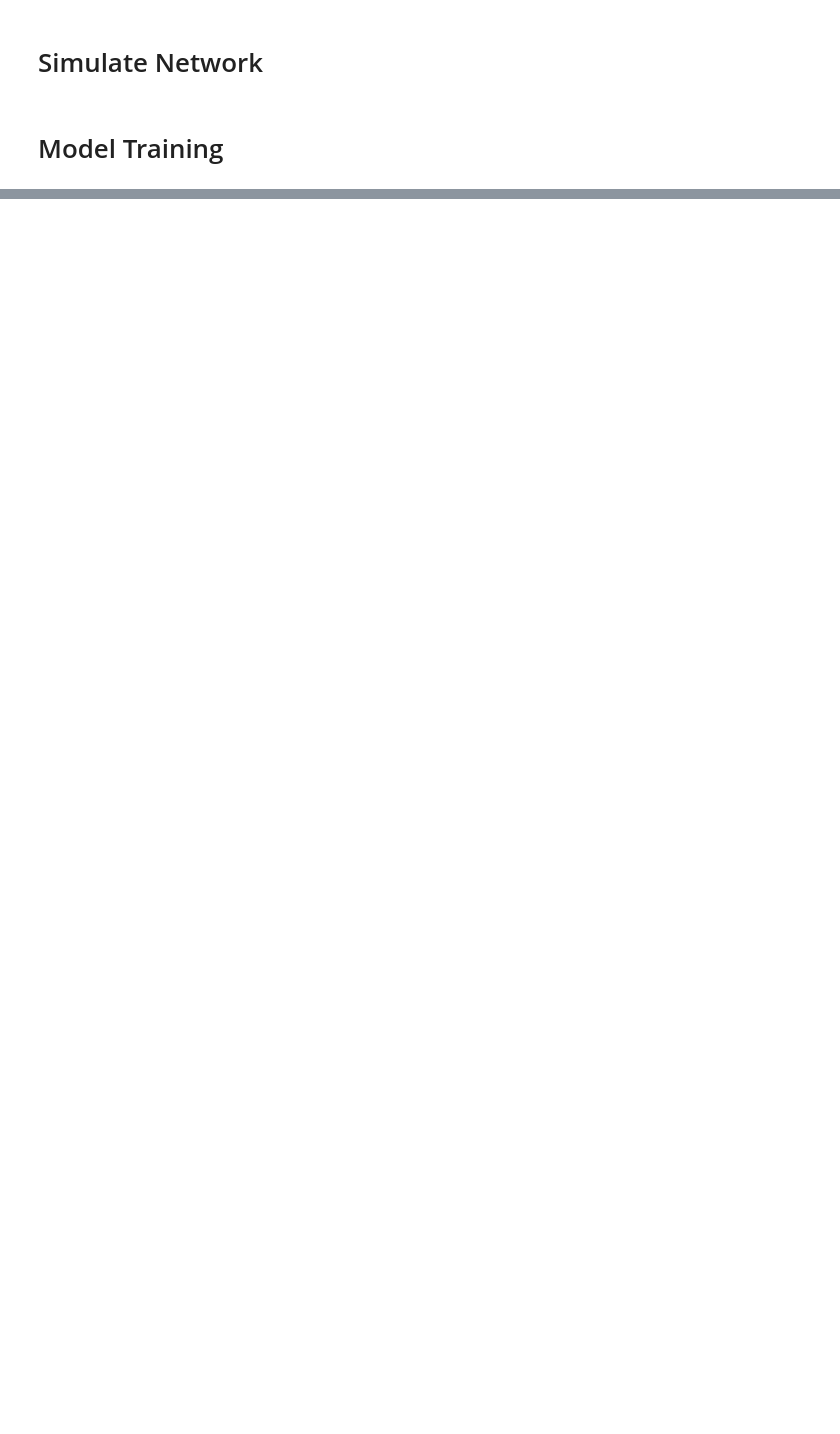
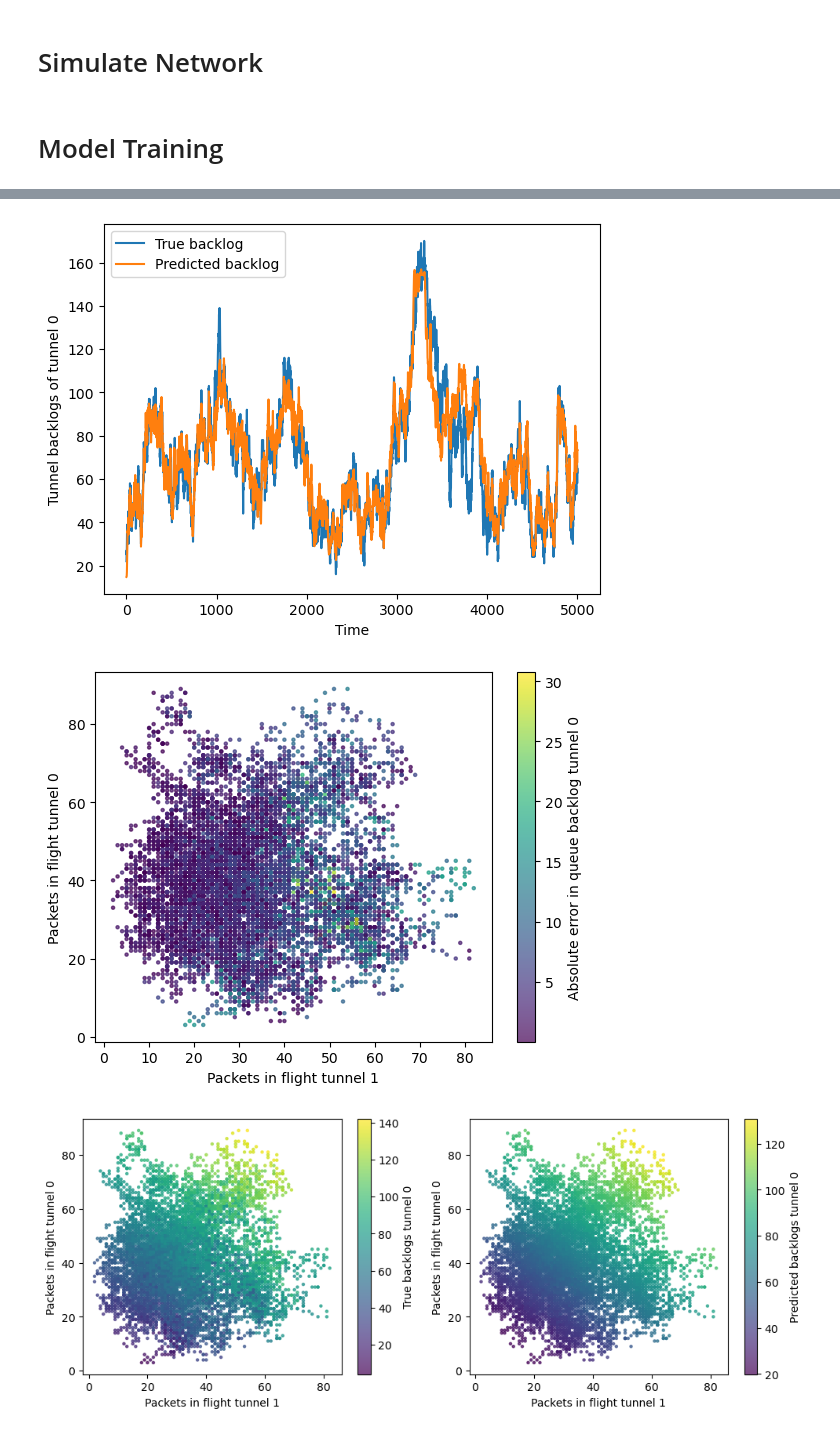
Before and after one commit to SathwikChadaga/underlay-backlog-estimation, a Jupyter notebook: lstm_backlog_prediction.ipynb, the cells around one changed output, grey strips where cells are left out. Drawn from its saved outputs; the diff is of its cells as text; code cells hidden in the pictures; blank space fills up the shorter version.

```diff
--- a/lstm_backlog_prediction.ipynb
+++ b/lstm_backlog_prediction.ipynb
@@ -77,4 +77,4 @@ my_network.visualize(custom_seed = 1)
 # %% [markdown]
 # Simulate Network
 # %%
-packets_in_flight, tunnel_backlogs = my_network.simulate(overlay_service_rates, total_time = 100000, custom_seed = 5)
+packets_in_flight_og, tunnel_backlogs_og, tunnel_injections_og, tunnel_exits_og = my_network.simulate(overlay_service_rates, total_time = 100000, custom_seed = 5)
@@ -163,20 +225,20 @@ reload(data_processer_functions)
 reload(lstm_model_class)
 reload(model_trainer_class)
 
-device = torch.device('cuda' if torch.cuda.is_available() else 'cpu')
+# create hyperparamer lists to explore
+look_back_list = [15] # [10, 15]
+hidden_sizes_list = [[30,20,10,20]] #[[30,20,10,20], [10,20,10,5]]
+learning_rate_list = [1e-2] #[1e-2]
 
-# create hyperparamer lists to explore
-look_back_list = [10]
-hidden_sizes_list = [[10,20,10,5], [5,5,5]]
-learning_rate_list = [1e-2] #[5e-2, 1e-2, 5e-3]
-num_epochs = 250
+num_epochs = 400 #400
+gamma_value = 0.9995 # 0.9995
+
 saved_models = []
-
 for look_back in look_back_list:
     for hidden_sizes in hidden_sizes_list:
         for learning_rate in learning_rate_list:
             # train and test the model
-            model, error_metrics = train_model_and_get_performance(device, tunnel_backlogs, packets_in_flight, look_back, hidden_sizes, learning_rate, num_epochs)
+            model, error_metrics = train_model_and_get_performance(device, tunnel_backlogs, packets_in_flight, tunnel_injections, tunnel_exits, look_back, hidden_sizes, learning_rate, num_epochs, gamma_value)
 
             # save trained model
             saved_models.append({
@@ -240,0 +280,20 @@ cbar.set_label('Predicted total queue backlog in tunnel 0')
+# %%
+# recreate best model performance
+look_back = saved_models[0]['look_back']
+lstm_predictor = saved_models[0]['model']
+
+# look_back = loaded_model['look_back']
+# lstm_predictor = loaded_model['model']
+
+# prepare data
+data_processer, x_train, y_train, x_test, y_test = prepare_data(device, tunnel_backlogs, packets_in_flight, tunnel_injections, tunnel_exits, look_back)
+# %%
+# get train performance metrics
+train_error_rates, x_train_final, y_train_final, y_pred_train_final = get_error_rates(lstm_predictor, x_train, y_train, data_processer, round_prediction=False)
+print('Final train unrounded performance of the best model:')
+pprint(train_error_rates)
+
+# get test performance metrics
+test_error_rates, x_test_final, y_test_final, y_pred_test_final = get_error_rates(lstm_predictor, x_test, y_test, data_processer, round_prediction=False)
+print('Final test unrounded performance of the best model:')
+pprint(test_error_rates)
@@ -240,0 +305,11 @@ cbar.set_label('Predicted total queue backlog in tunnel 0')
+# %%
+tt = -1
+tunnel_ii = 0
+plot_queue_evolution(y_train_final, y_pred_train_final, tunnel_ii)
+plot_scatter_plot(x_test_final[:,tt,:], np.abs(y_test_final[:,tunnel_ii] - y_pred_test_final[:,tunnel_ii]), 'Absolute error in queue backlog tunnel '+str(tunnel_ii))
+plot_predicted_scatter(x_test_final[:,tt,:], y_test_final[:,tunnel_ii], y_pred_test_final[:,tunnel_ii], tunnel_title = 'tunnel '+str(tunnel_ii))
+plot_tunnel_scatter_plot(x_test_final, y_test_final, y_pred_test_final, tunnel_ii)
+# %% [output]
+[figure, added]
+[figure, added]
+[figure, added]
```
Also changed, not shown: parts of 23 cells of this notebook, 6 other files.
